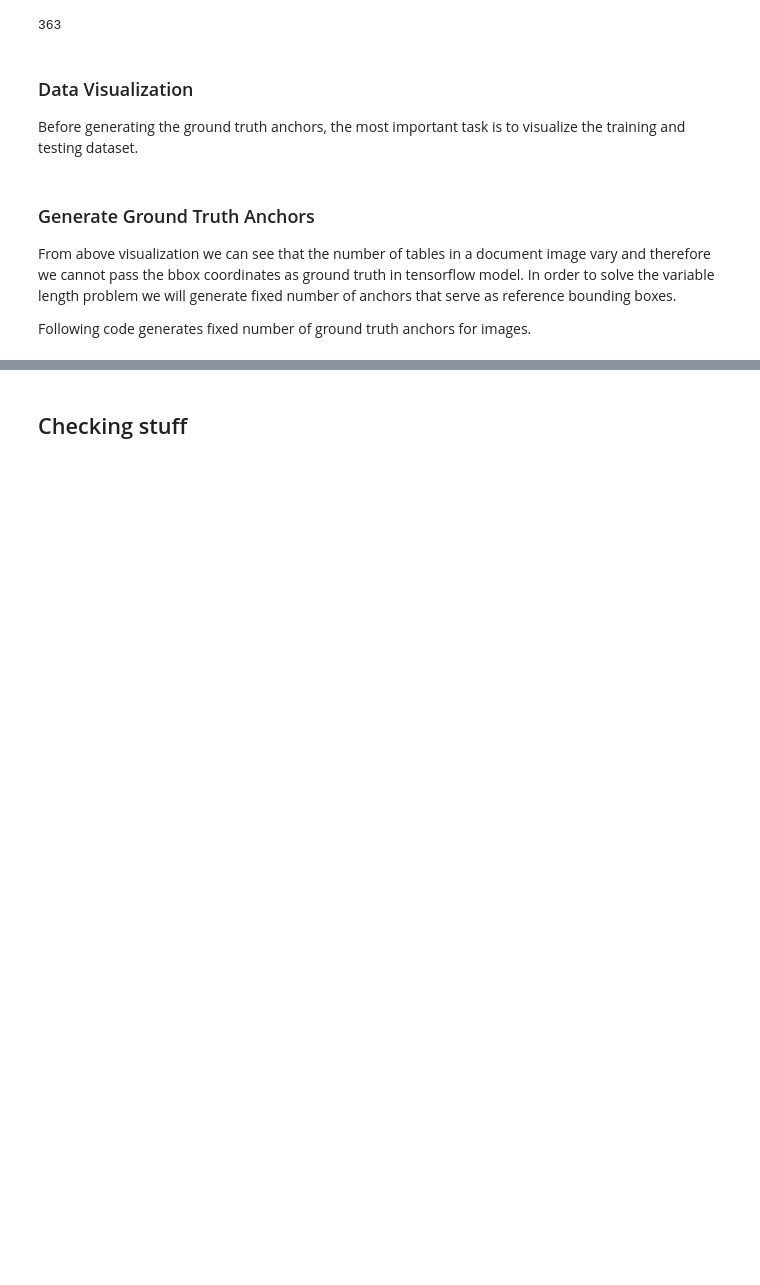
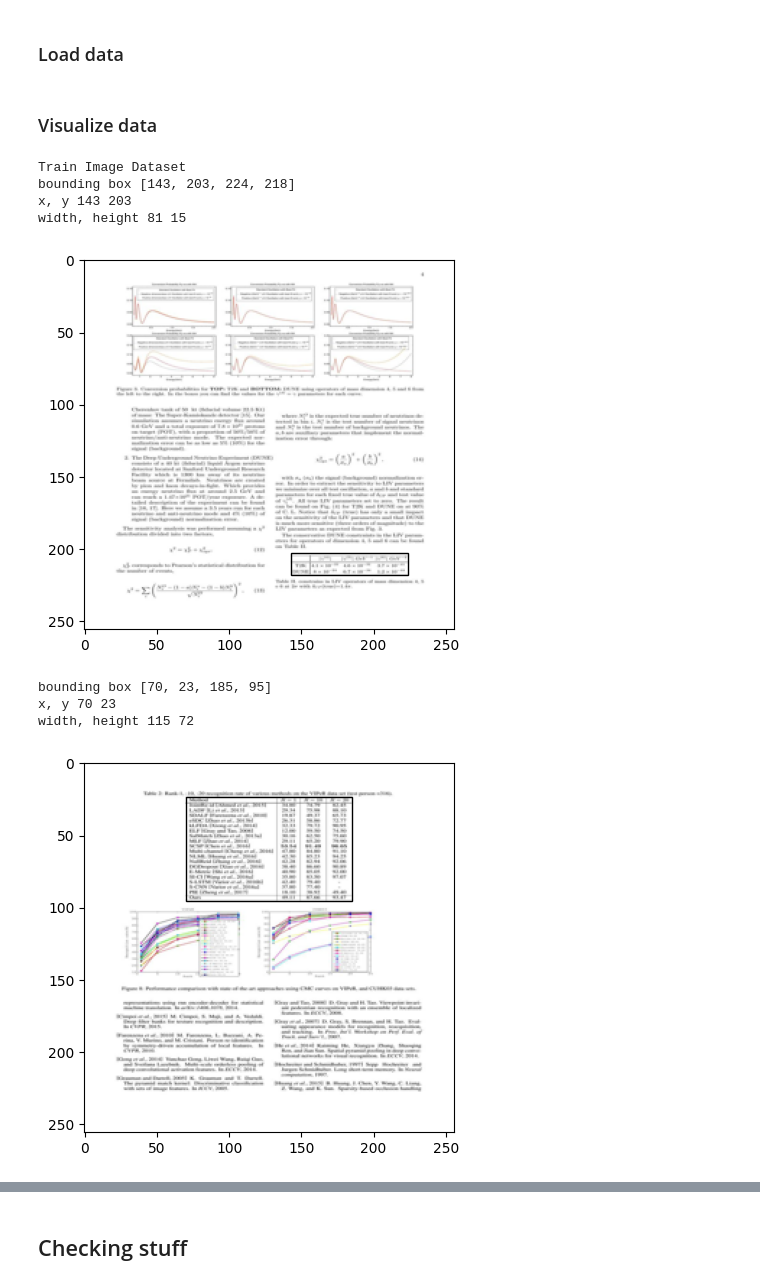
Before and after one commit to dg314/pdf-table-detector, a Jupyter notebook: code/table-detection_calling_new_functions.ipynb, the cells around one changed output, grey strips where cells are left out. Drawn from its saved outputs; the diff is of its cells as text; code cells hidden in the pictures; blank space fills up the shorter version.

```diff
--- a/code/table-detection_calling_new_functions.ipynb
+++ b/code/table-detection_calling_new_functions.ipynb
@@ -70 +35,3 @@ from data_load_resize import data_loading_and_resizing
+# %% [markdown]
+### Load data
 # %%
@@ -85,22 +43,22 @@ test_images, test_labels = data_loading_and_resizing(testing_images, test_boundi
-# %%
-len(train_images)
-# %% [output]
-363
-# %% [markdown]
-### Data Visualization
-Before generating the ground truth anchors, the most important task is to visualize the training and testing dataset.
+# %% [markdown]
+### Visualize data
 # %%
-# from visualize import visualize_doc
-# print('Train Image Dataset')
-# for i in range(len(train_images)):
-#     visualize_doc(train_images[i], train_labels[i])
+from visualize import visualize_doc
+print('Train Image Dataset')
+for i in range(len(train_images[:2])):
+    visualize_doc(train_images[i], train_labels[i])
+# %% [output]
+Train Image Dataset
+bounding box [143, 203, 224, 218]
+x, y 143 203
+width, height 81 15
+[figure, added]
+bounding box [70, 23, 185, 95]
+x, y 70 23
+width, height 115 72
+[figure, added]
 # %%
 # print('Test Image Dataset')
 
 # for i in range(len(test_images[:5])):
 #     visualize_doc(test_images[i], test_labels[i])
-# %% [markdown]
-### Generate Ground Truth Anchors
-From above visualization we can see that the number of tables in a document image vary and therefore we cannot pass the bbox coordinates as ground truth in tensorflow model. In order to solve the variable length problem we will generate fixed number of anchors that serve as reference bounding boxes.
-
-Following code generates fixed number of ground truth anchors for images.
```
Also changed, not shown: parts of 34 cells of this notebook, 6 other files.
